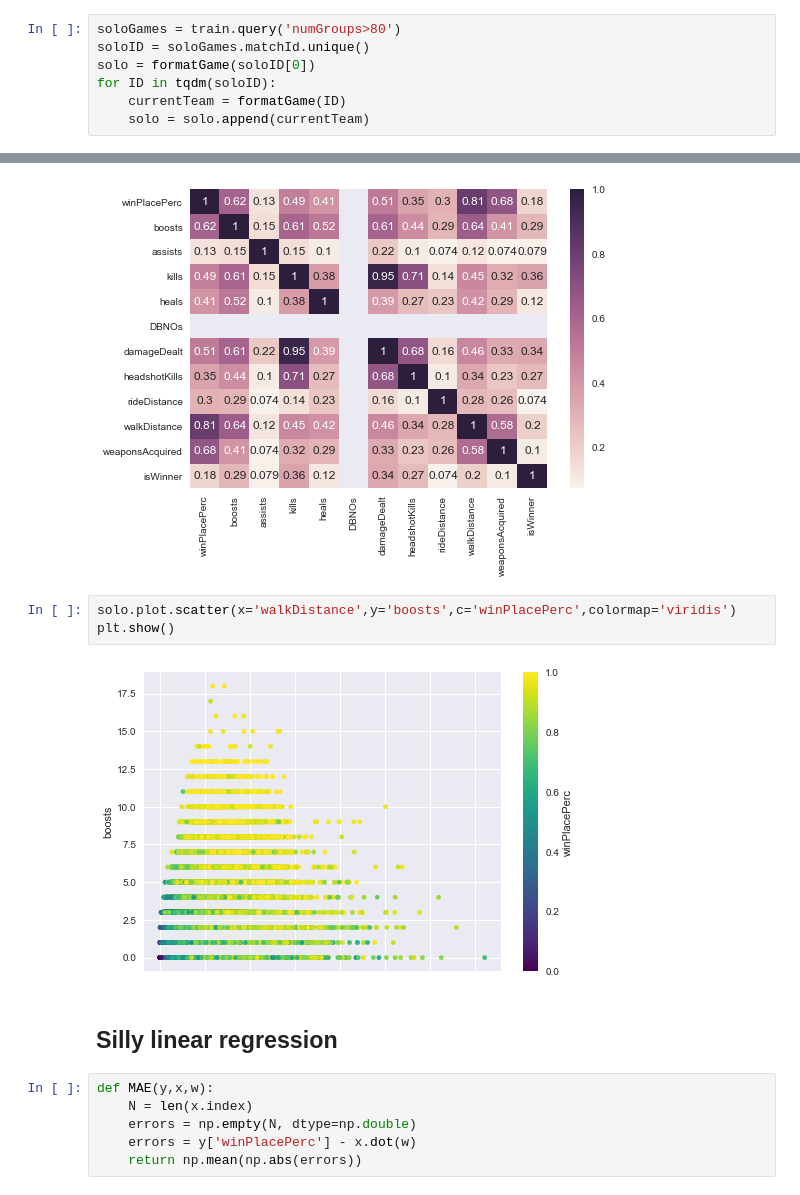
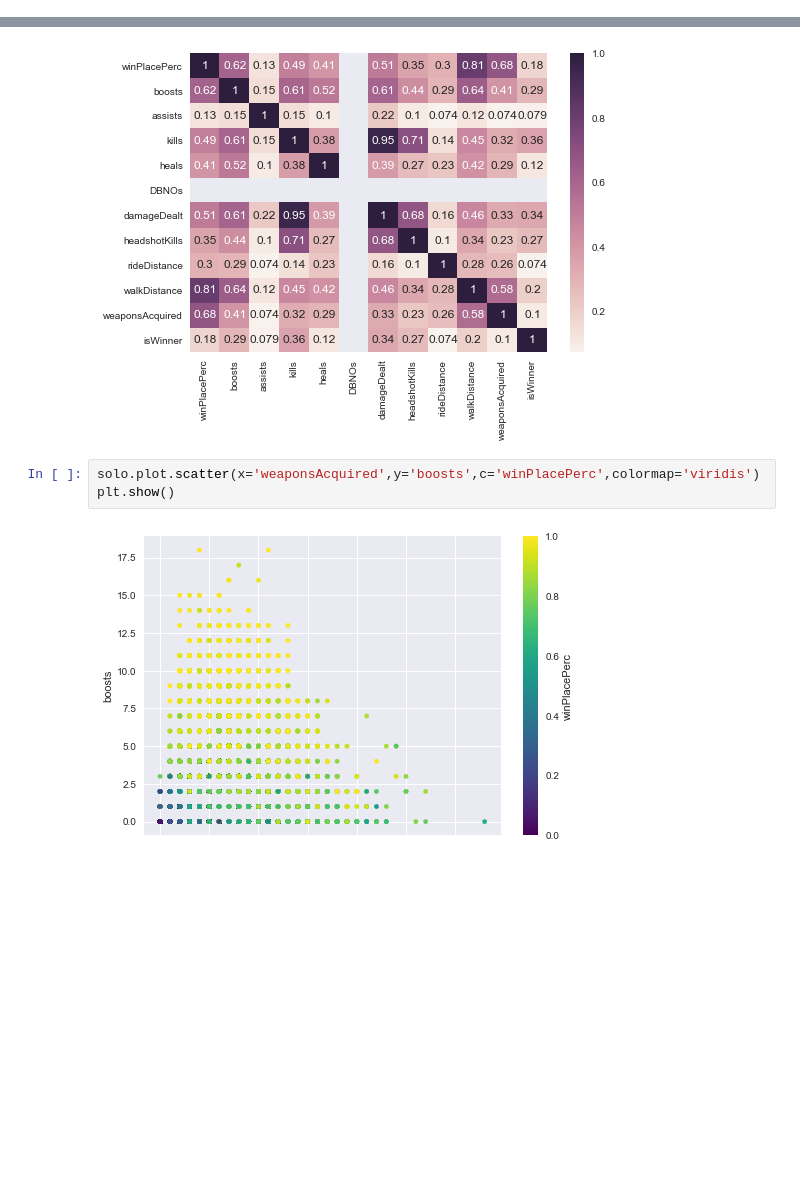
Before and after one commit to ClementPavue/pubg, a Jupyter notebook: Data Analysis.ipynb, the cells around one changed output, grey strips where cells are left out. Saved outputs shown, nothing was run; the diff lists cells and outputs as text; blank space fills up the shorter version.

Commit message:
Complete data formatting, net step is going to improve data analysis

```diff
--- a/Data Analysis.ipynb
+++ b/Data Analysis.ipynb
@@ -27,10 +33,3 @@ def formatGame(row):
     team = team.drop('matchId', axis=1)
     team['isWinner'] = team.winPlacePerc.map( lambda x: True if x == 1 else False)
     return team;
-# %%
-soloGames = train.query('numGroups>80')
-soloID = soloGames.matchId.unique()
-solo = formatGame(soloID[0])
-for ID in tqdm(soloID):
-    currentTeam = formatGame(ID)
-    solo = solo.append(currentTeam)
@@ -42,15 +56,7 @@ plt.show()
 # %% [output]
 [figure]
 # %%
-solo.plot.scatter(x='walkDistance',y='boosts',c='winPlacePerc',colormap='viridis')
+solo.plot.scatter(x='weaponsAcquired',y='boosts',c='winPlacePerc',colormap='viridis')
 plt.show()
 # %% [output]
-[figure, old version]
+[figure, new version]
-# %% [markdown]
-## Silly linear regression
-# %%
-def MAE(y,x,w):
-    N = len(x.index)
-    errors = np.empty(N, dtype=np.double)
-    errors = y['winPlacePerc'] - x.dot(w)
-    return np.mean(np.abs(errors))
```
Also changed, not shown: parts of 9 cells of this notebook.
